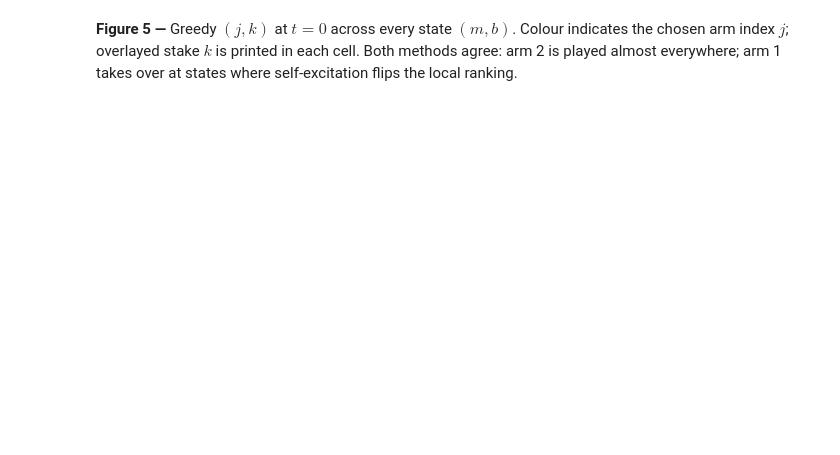
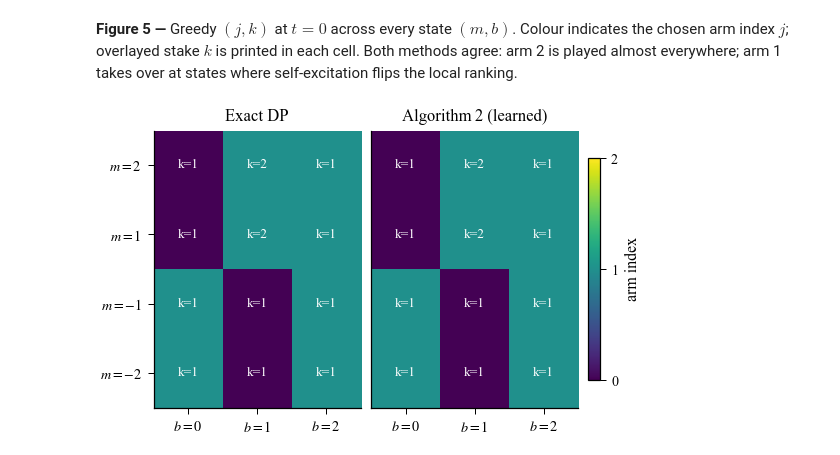
Before and after one commit to YadhHafsi/Policy-Gradient-Learning-for-Distributionally-Robust-Optimization, a Jupyter notebook: experiments.ipynb, the cells around one changed output. Cells and saved outputs as stored; diff of their text form; code cells hidden in the pictures; blank space fills up the shorter version.

```diff
--- a/experiments.ipynb
+++ b/experiments.ipynb
@@ -302,34 +334,36 @@ def arm_matrix(pi0):
             k, j = actions_b[pi0[s_to_i[(m, b)]]]
             arm[im, ib]   = j - 1
             stake[im, ib] = k
     return arm, stake
 
 arm_l, stake_l = arm_matrix(pi_l_b[0])
 arm_e, stake_e = arm_matrix(pi_ex_b[0])
 
 fig, axes = plotting.new_fig(width_frac=1.0, columns=2, height=3.0)
 panels = [(arm_e, stake_e, 'Exact DP'),
-          (arm_l, stake_l, 'Algorithm\u202f1 (learned)')]
+          (arm_l, stake_l, 'Algorithm\u202f2 (learned)')]
 im_last = None
 for k_, (ax, (arm, stake, ttl)) in enumerate(zip(axes, panels)):
     im_last = ax.imshow(
         arm, cmap='viridis', aspect='auto', origin='lower',
         extent=[-0.5, n_b - 0.5, -0.5, n_m - 0.5],
         vmin=0, vmax=spec_b.K - 1)
     for i in range(n_m):
         for j in range(n_b):
             ax.text(j, i, f'k={stake[i, j]}', ha='center', va='center',
                     color='white', fontsize=8)
     ax.set_xticks(range(n_b), [f'$b={b}$' for b in grid_b])
     ax.set_yticks(range(n_m) if k_ == 0 else [],
                   [f'$m={m}$' for m in grid_m] if k_ == 0 else [])
     ax.set_title(ttl); ax.grid(False)
 fig.subplots_adjust(wspace=0.05)
 cbar = fig.colorbar(im_last, ax=axes.tolist(), shrink=0.8, pad=0.02,
                     ticks=list(range(spec_b.K)))
 cbar.set_label('arm index')
 plotting.savefig(fig, os.path.join(FIG, 'bandits_policies_eps0.3'))
 plt.show()
+# %% [output]
+[figure, added]
 # %%
 fig, ax = plotting.new_fig(width_frac=0.6, aspect=0.65)
 plotting.learning_curve(ax, hist_b,
```
Also changed, not shown: parts of 26 cells of this notebook, 20 other files.
